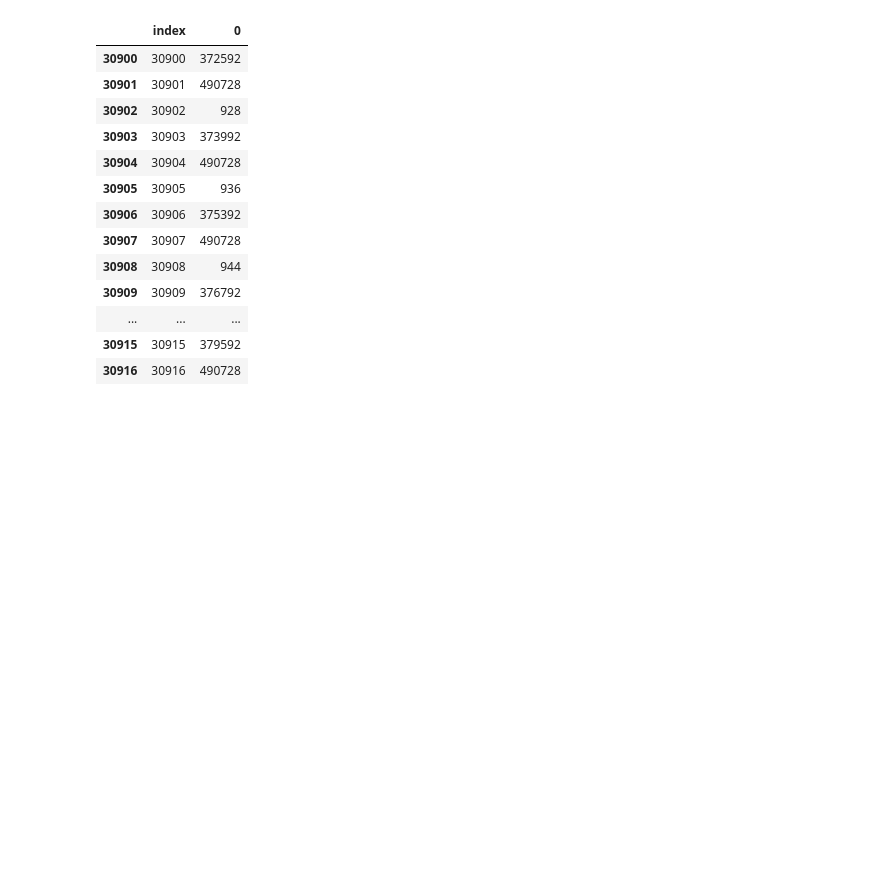
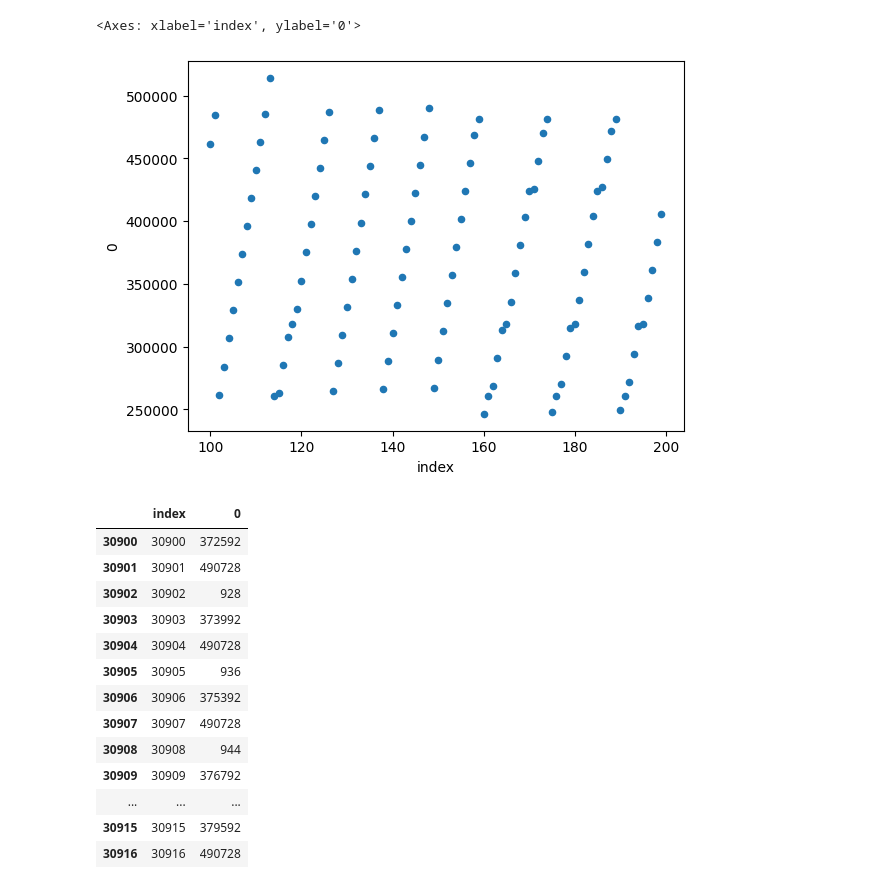
Before and after one commit to Jiayan-Dong/cse240a-cache-simulator, a Jupyter notebook: traces/play_ground.ipynb, the cells around one changed output. Drawn from its saved outputs; the diff is of its cells as text; code cells hidden in the pictures; blank space fills up the shorter version.

```diff
--- a/traces/play_ground.ipynb
+++ b/traces/play_ground.ipynb
@@ -3,6 +3,15 @@ import pandas as pd
 import matplotlib
 import numpy as np
 np.set_printoptions(formatter={'int':hex})
+# %%
+df = pd.read_csv("l2_access", sep=" ", header=None)
+# %%
+ddf = df[0].reset_index(drop=True).to_frame().reset_index()
+# %%
+ddf[100:200].plot(kind='scatter', x='index', y=0)
+# %% [output]
+<Axes: xlabel='index', ylabel='0'>
+[figure, added]
 # %%
 df = pd.read_csv("mat_20M", sep=" ", header=None)
 # %%
```
Also changed, not shown: 4 other files.
